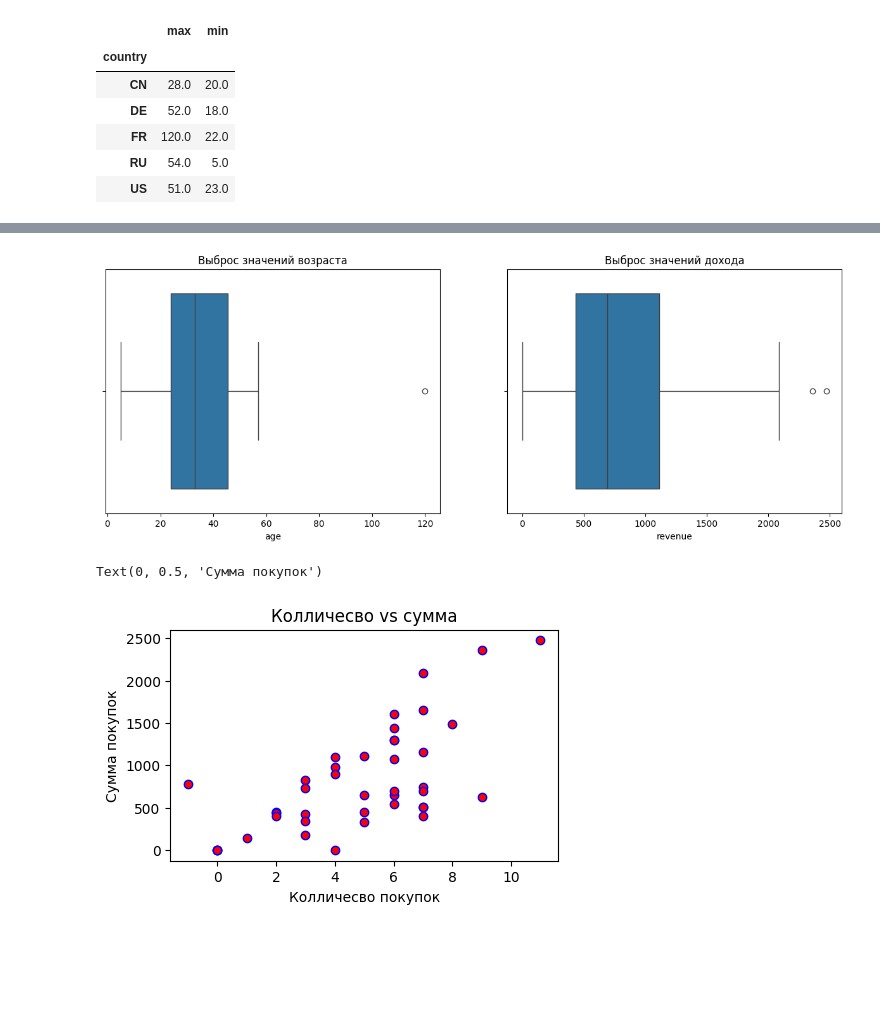
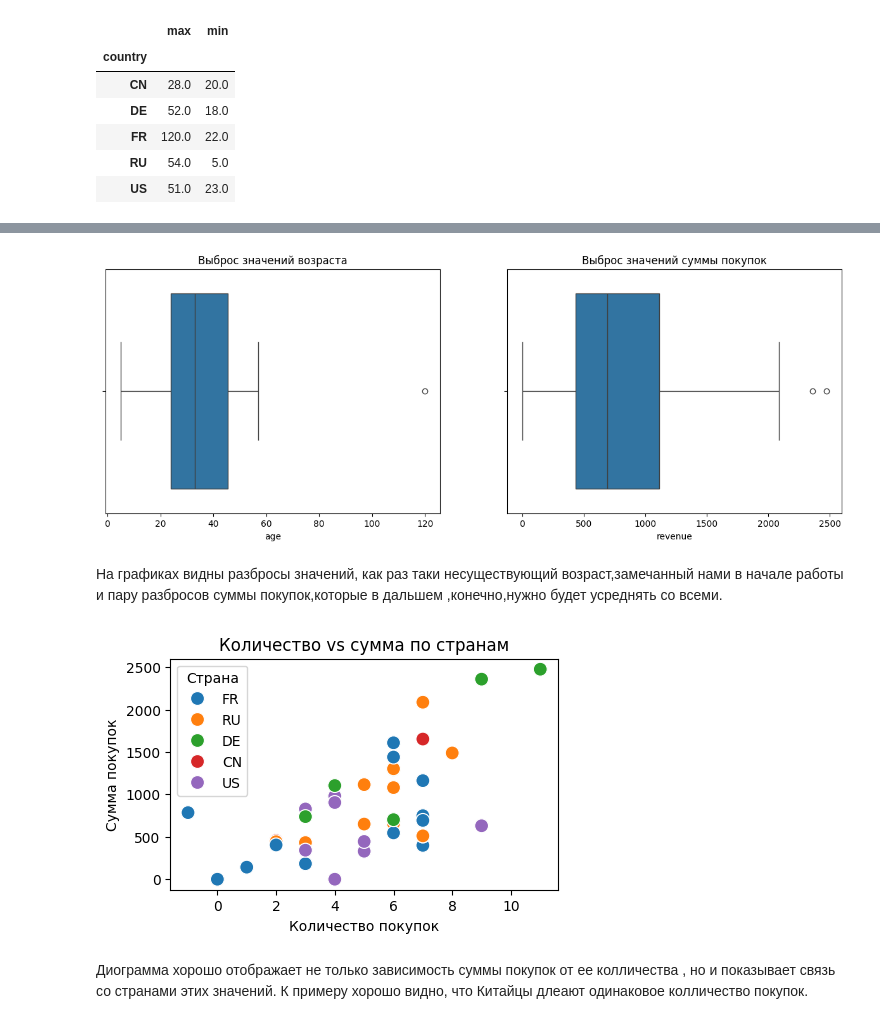
Before and after one commit to FazilM566/engineering, a Jupyter notebook: homeworks/HW02/HW02.ipynb, the cells around one changed output, grey strips where cells are left out. Cells and saved outputs as stored; diff of their text form; code cells hidden in the pictures; blank space fills up the shorter version.

```diff
--- a/homeworks/HW02/HW02.ipynb
+++ b/homeworks/HW02/HW02.ipynb
@@ -193,16 +193,32 @@ fig, axes = plt.subplots(1,2,figsize=(15, 5)) # визуализация выб
 sns.boxplot(x=df["age"],ax=axes[0])
 axes[0].set_title("Выброс значений возраста")
 sns.boxplot(x=df["revenue"], ax=axes[1])
-axes[1].set_title("Выброс значений дохода")
+axes[1].set_title("Выброс значений суммы покупок")
+
+#сохранение графика в папку figures
+plt.savefig("figures\Ящик с усами.png", dpi=100,bbox_inches='tight')
+
 plt.show()
 # %% [output]
-[figure, old version]
+[figure, new version]
+# %% [markdown]
+На графиках видны разбросы значений, как раз таки несуществующий возраст,замечанный нами в начале работы и пару разбросов суммы покупок,которые в дальшем ,конечно,нужно будет усреднять со всеми.
 # %%
-fig, ax1 = plt.subplots(figsize=(5, 3))
-ax1.scatter(x=df["purchases"], y=df["revenue"], marker='o', c='r', edgecolor='b') # визуализация рассеивания суммы денег от колличества покупок
-ax1.set_title('Колличество vs сумма')
-ax1.set_xlabel('Колличесво покупок')
-ax1.set_ylabel('Сумма покупок')
+plt.figure(figsize=(5, 3)) # визуализация диограммы рассеивания коолличества и суммы покупок по странам
+sns.scatterplot(data=df, x="purchases", y="revenue",
+                hue="country",  # цвет зависит от страны
+                s=100,
+                palette='tab10')
+
+plt.title('Количество vs сумма по странам')
+plt.xlabel('Количество покупок')
+plt.ylabel('Сумма покупок')
+plt.legend(title="Страна")
+
+#сохранение графика в папку figures
+plt.savefig("figures\Диограмма рассеивания.png", dpi=200,bbox_inches='tight')
+plt.show()
 # %% [output]
-Text(0, 0.5, 'Сумма покупок')
-[figure, old version]
+[figure, new version]
+# %% [markdown]
+Диограмма хорошо отображает не только зависимость суммы покупок от ее колличества , но и показывает связь со странами этих значений. К примеру хорошо видно, что Китайцы длеают одинаковое колличество покупок.
```
Also changed, not shown: parts of 10 cells of this notebook.
